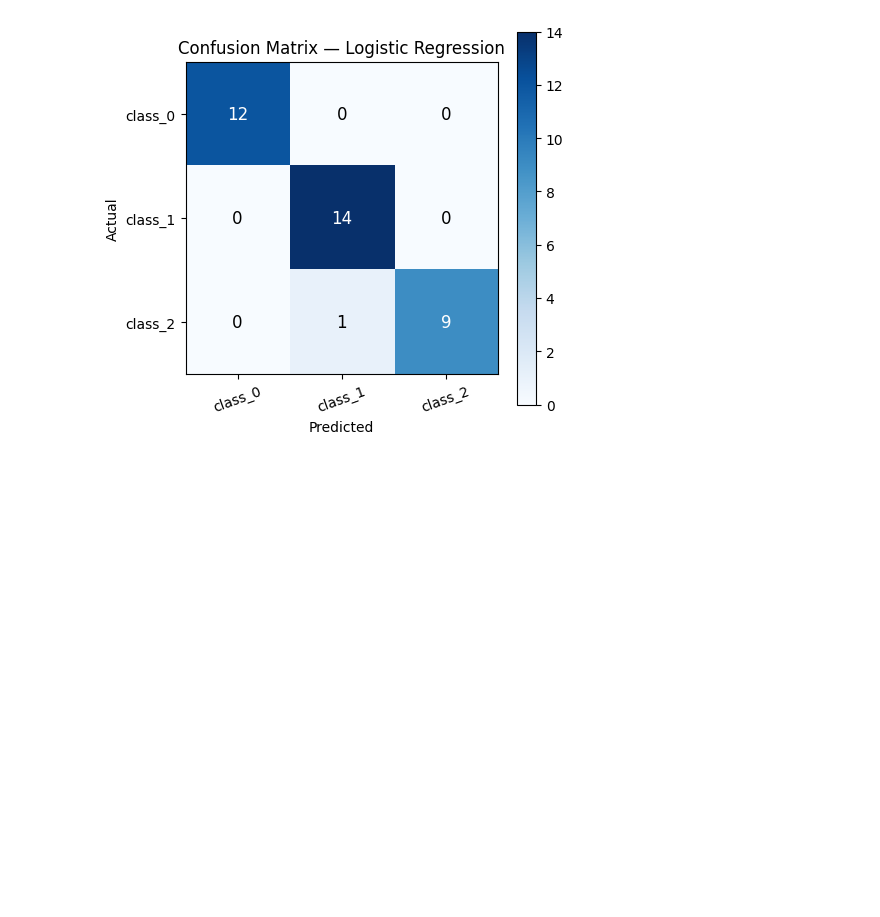
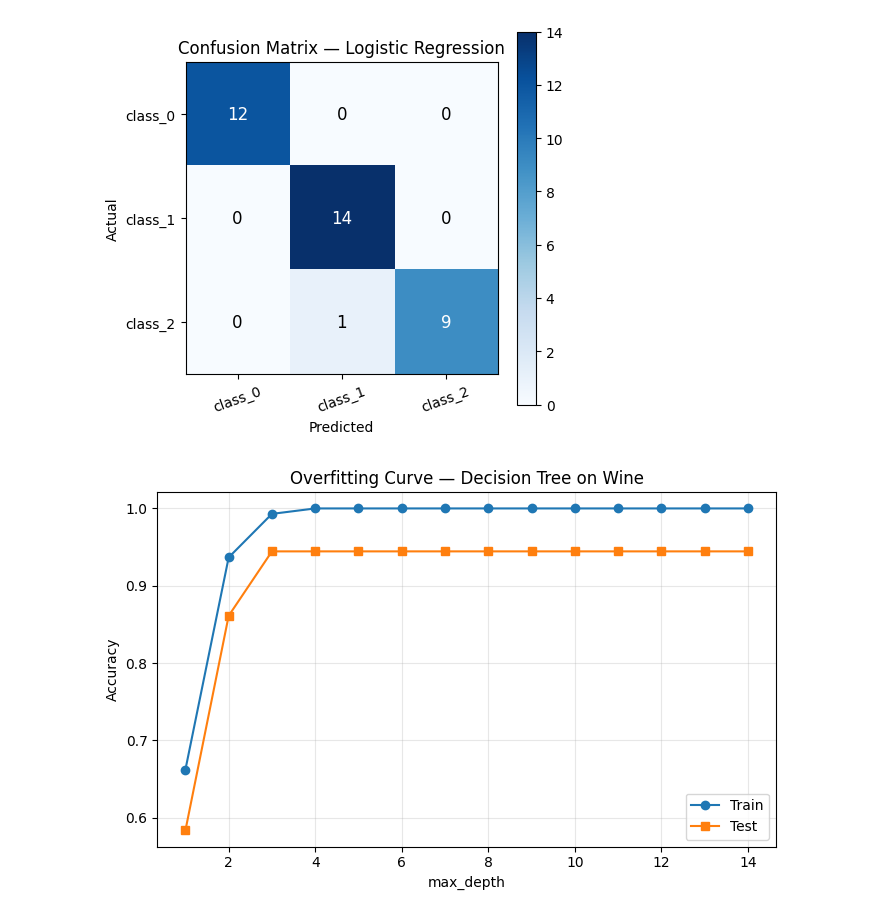
Before and after one commit to hima879/aiml, a Jupyter notebook: practice/DAY_1_practice.ipynb, the cells around one changed output. Cells and saved outputs as stored; diff of their text form; code cells hidden in the pictures; blank space fills up the shorter version.

```diff
--- a/practice/DAY_1_practice.ipynb
+++ b/practice/DAY_1_practice.ipynb
@@ -146,3 +146,25 @@ Tree (depth=3) — Train: 0.993 | Test: 0.944  ← gap closed
 [figure]
 [figure]
 [figure]
+# %%
+depths = range(1, 15)
+train_scores, test_scores = [], []
+
+for d in depths:
+    t = DecisionTreeClassifier(max_depth=d, random_state=42)
+    t.fit(X_train, y_train)
+    train_scores.append(accuracy_score(y_train, t.predict(X_train)))
+    test_scores.append(accuracy_score(y_test,  t.predict(X_test)))
+
+plt.figure(figsize=(7, 4.5))
+plt.plot(depths, train_scores, marker="o", label="Train")
+plt.plot(depths, test_scores,  marker="s", label="Test")
+plt.xlabel("max_depth")
+plt.ylabel("Accuracy")
+plt.title("Overfitting Curve — Decision Tree on Wine")
+plt.legend()
+plt.grid(alpha=0.3)
+plt.tight_layout()
+plt.show()
+# %% [output]
+[figure, added]
```
